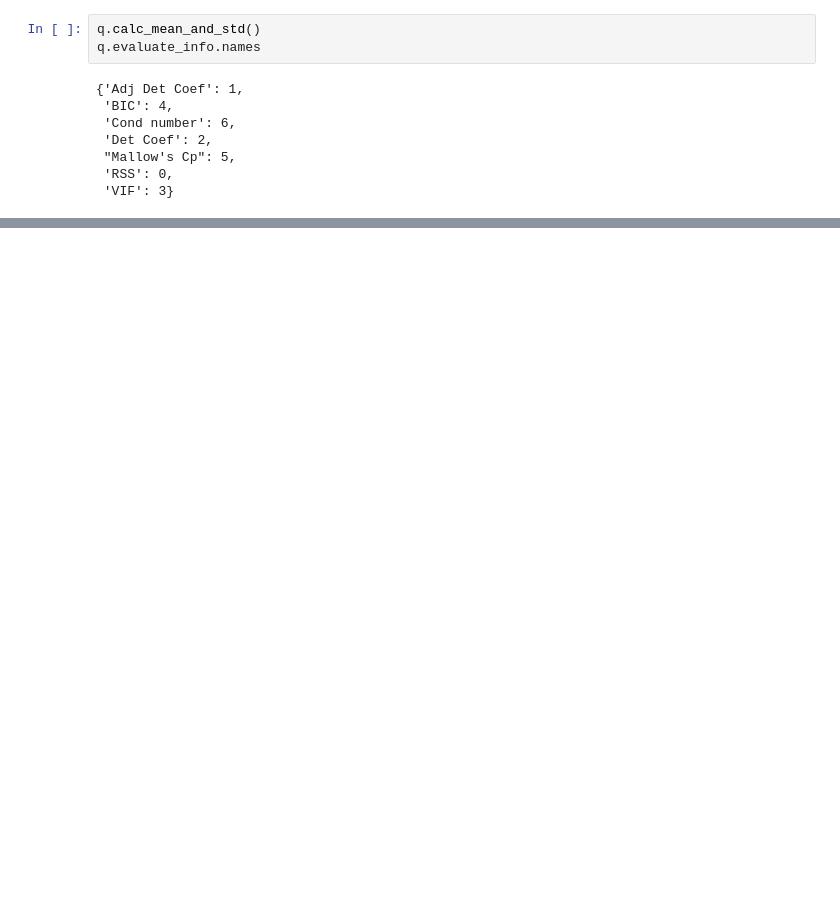
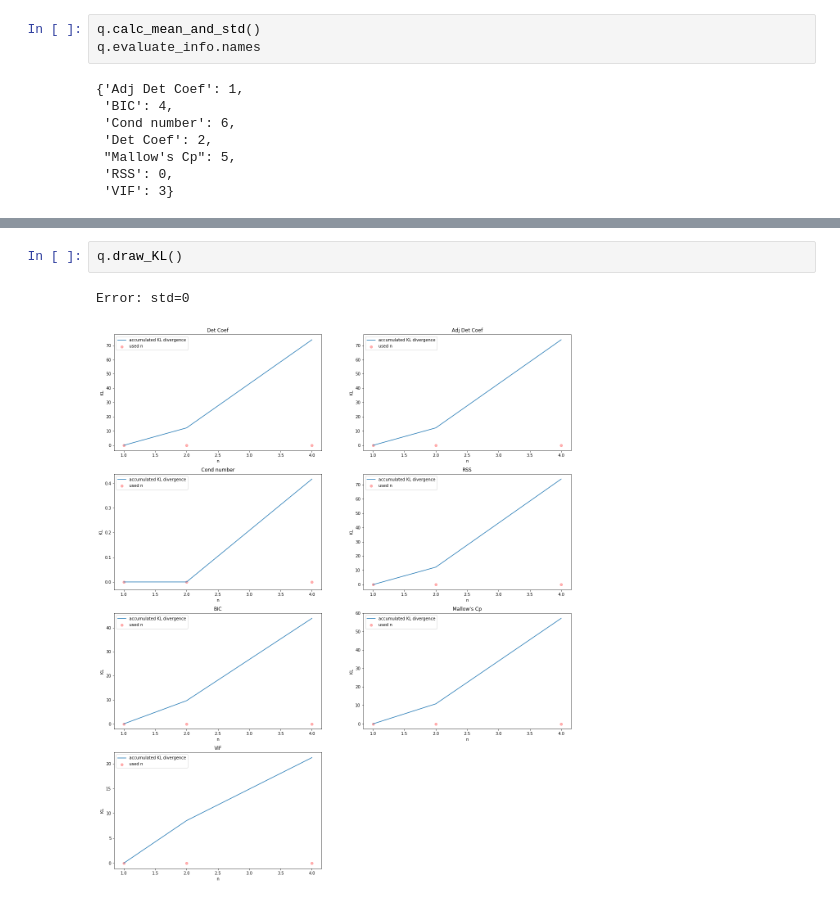
Before and after one commit to feathernox/mipt-brainsignals, a Jupyter notebook: code/Quality.ipynb, the cells around one changed output, grey strips where cells are left out. Cells and saved outputs as stored; diff of their text form; blank space fills up the shorter version.

```diff
--- a/code/Quality.ipynb
+++ b/code/Quality.ipynb
@@ -135,0 +240,5 @@ q.draw(['Adj Det Coef','BIC', 'Det Coef', "Mallow's Cp",'RSS', 'VIF', 'Cond numb
+# %%
+q.draw_KL()
+# %% [output]
+Error: std=0
+[figure, added]
```
Also changed, not shown: parts of 14 cells of this notebook, 1 other file.
